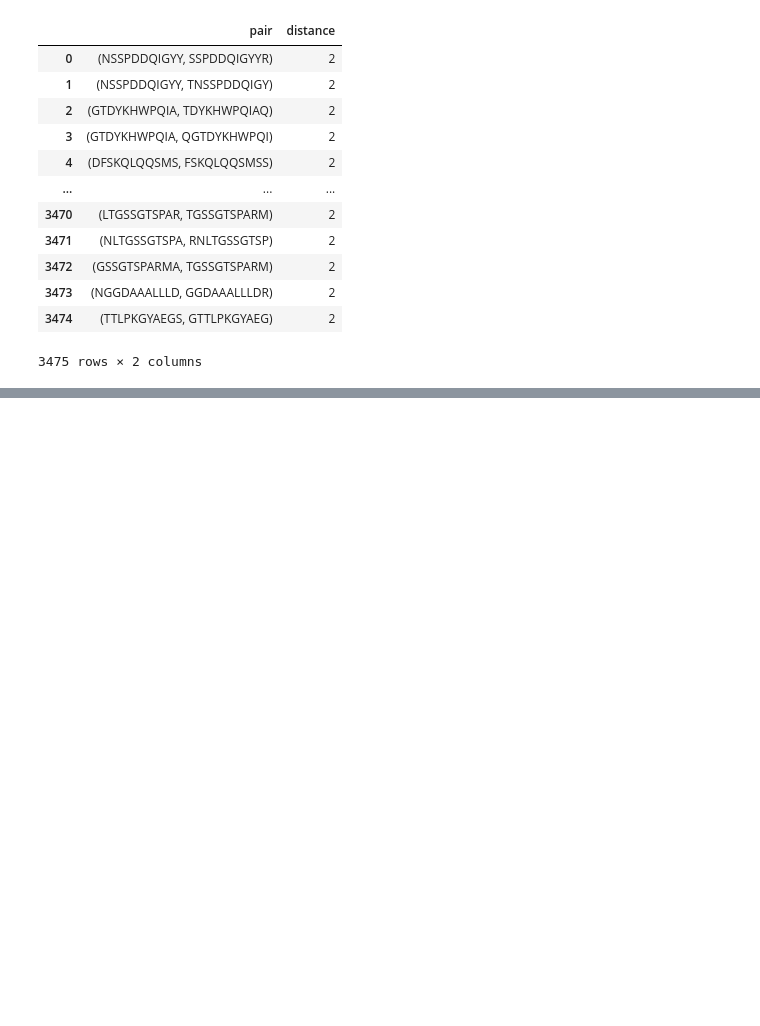
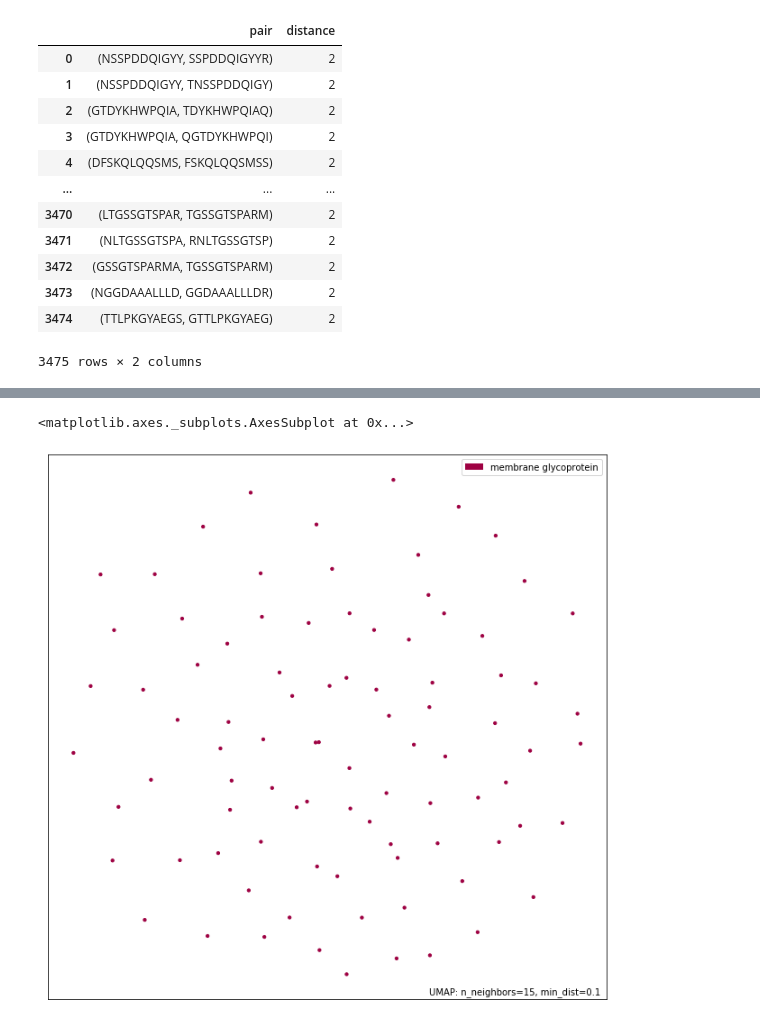
Before and after one commit to covid19-bh-machine-learning/master, a Jupyter notebook: epitope-clustering.ipynb, the cells around one changed output, grey strips where cells are left out. Cells and saved outputs as stored; diff of their text form; code cells hidden in the pictures; blank space fills up the shorter version.

```diff
--- a/epitope-clustering.ipynb
+++ b/epitope-clustering.ipynb
@@ -180,0 +203,11 @@ plt.title('UMAP projection', fontsize=20);
+# %%
+condition = merged['Protein_Type']=='membrane glycoprotein'
+
+sample = pivoted[condition]
+labels = merged[condition]
+
+test = umap.UMAP().fit(sample)
+umap.plot.points(test, labels=labels['Protein_Type'])
+# %% [output]
+<matplotlib.axes._subplots.AxesSubplot at 0x...>
+[figure, added]
```
Also changed, not shown: parts of 10 cells of this notebook.
